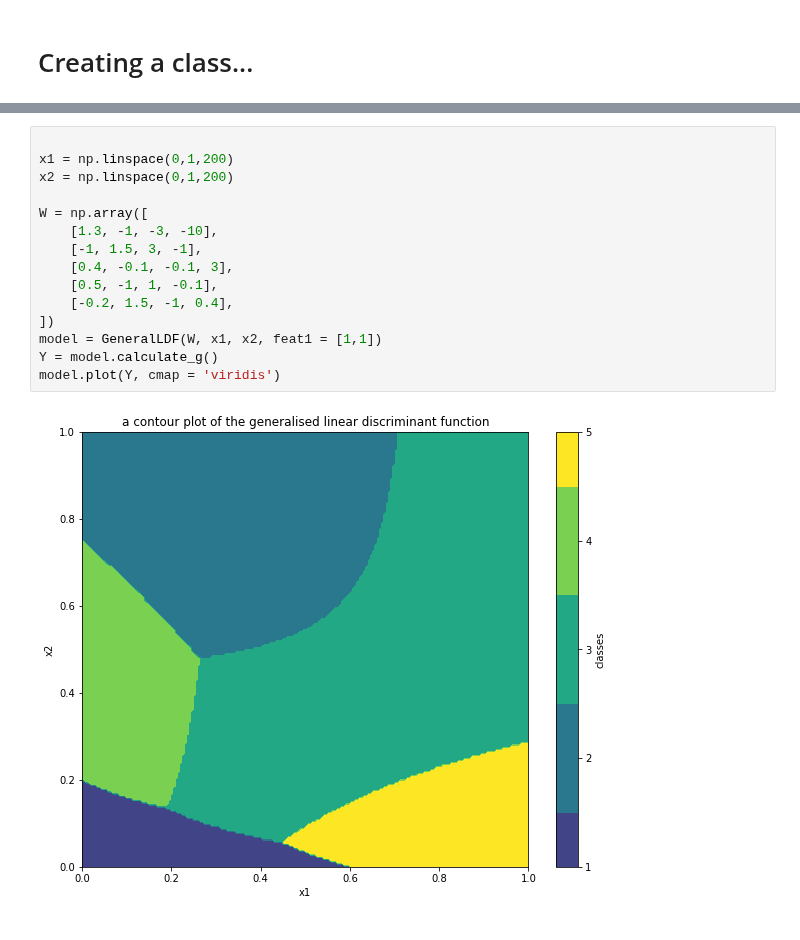
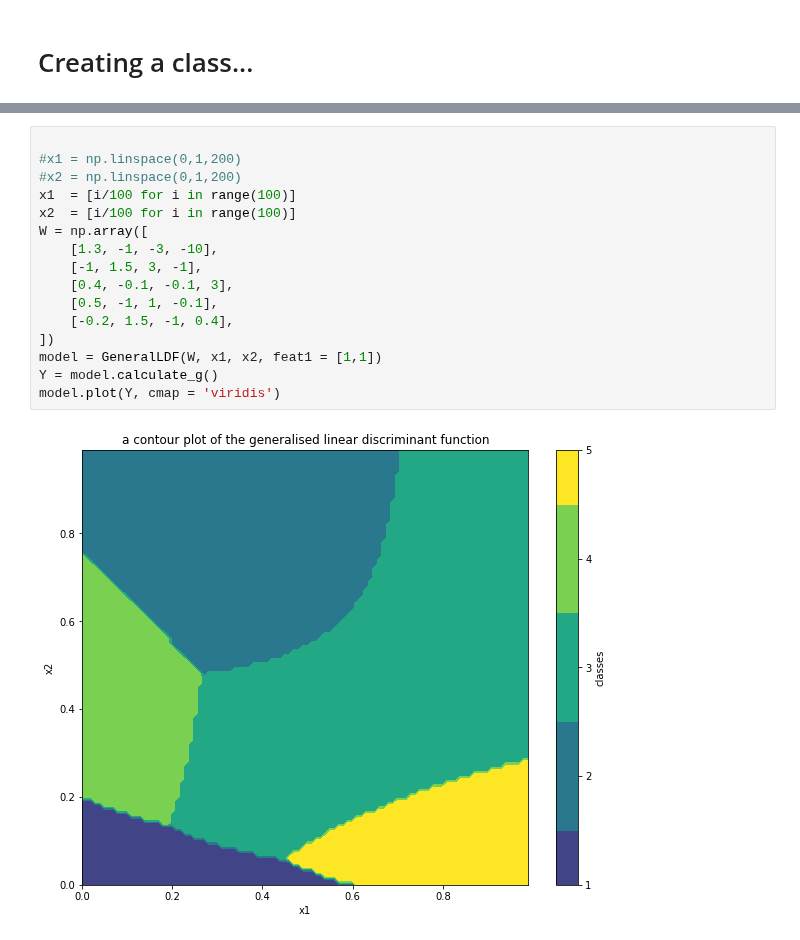
Before and after one commit to namiyousef/Intro_to_ML, a Jupyter notebook: Extra_Work/Tutorial4_Extension.ipynb, the cells around one changed output, grey strips where cells are left out. Cells and saved outputs as stored; diff of their text form.

```diff
--- a/Extra_Work/Tutorial4_Extension.ipynb
+++ b/Extra_Work/Tutorial4_Extension.ipynb
@@ -220,17 +271,18 @@ class GeneralLDF:
 # %%
 
-x1 = np.linspace(0,1,200)
-x2 = np.linspace(0,1,200)
-
+#x1 = np.linspace(0,1,200)
+#x2 = np.linspace(0,1,200)
+x1  = [i/100 for i in range(100)]
+x2  = [i/100 for i in range(100)]
 W = np.array([
     [1.3, -1, -3, -10],
     [-1, 1.5, 3, -1],
     [0.4, -0.1, -0.1, 3],
     [0.5, -1, 1, -0.1],
     [-0.2, 1.5, -1, 0.4],
 ])
 model = GeneralLDF(W, x1, x2, feat1 = [1,1])
 Y = model.calculate_g()
 model.plot(Y, cmap = 'viridis')
 # %% [output]
-[figure, old version]
+[figure, new version]
```
Also changed, not shown: parts of 2 cells of this notebook.
